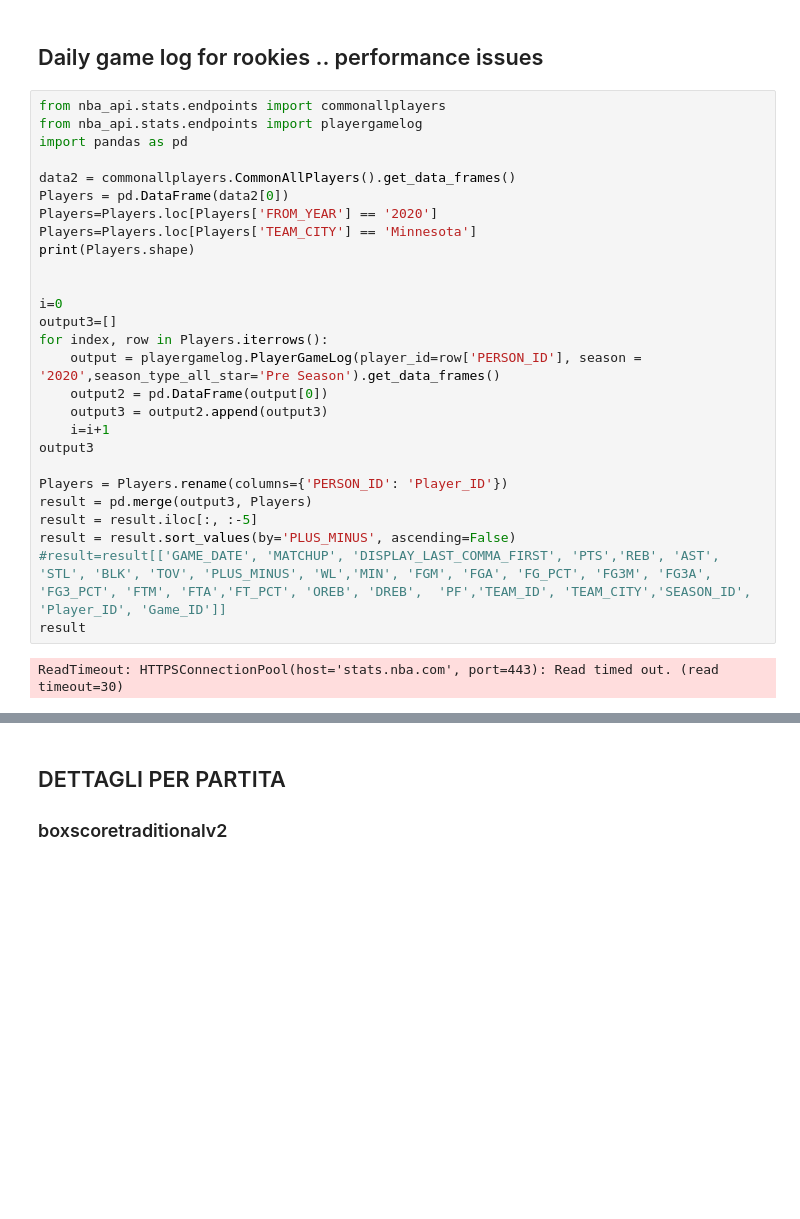
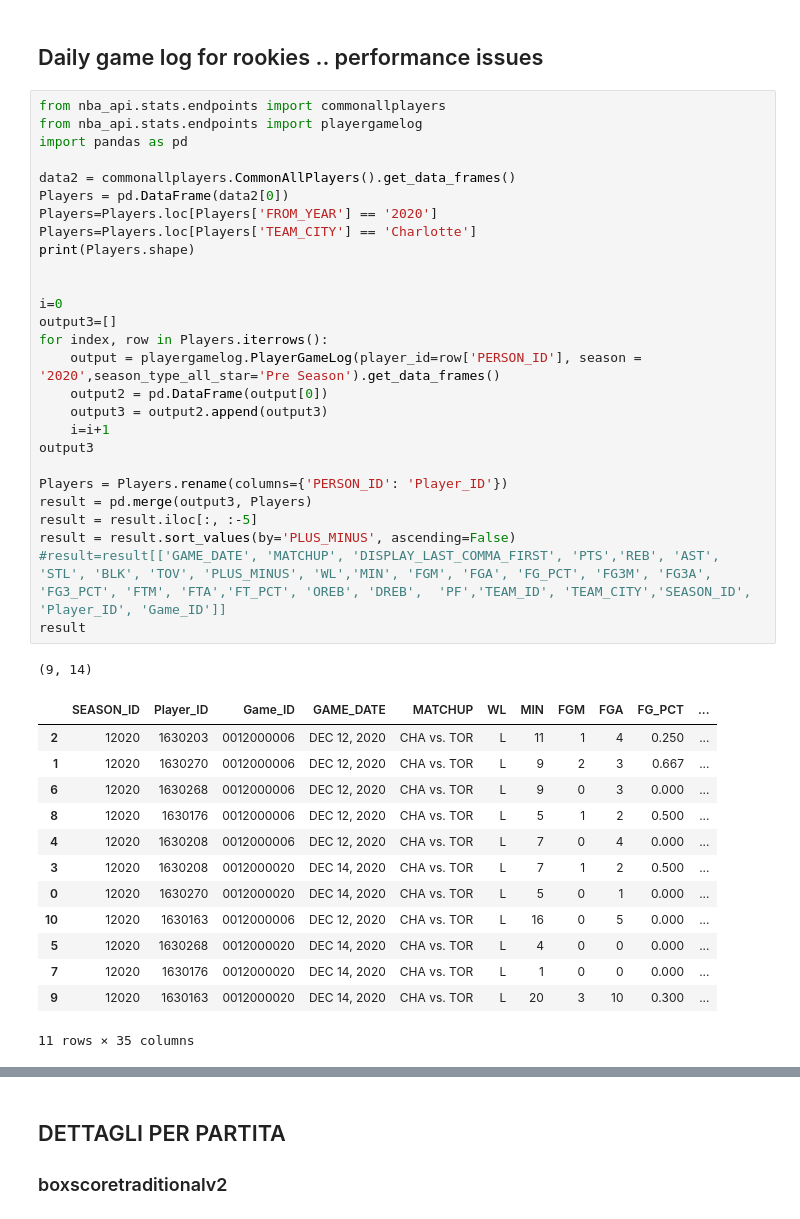
Before and after one commit to fabertel/FB_Python, a Jupyter notebook: NBA2020analytics.ipynb, the cells around one changed output, grey strips where cells are left out. Saved outputs shown, nothing was run; the diff lists cells and outputs as text; blank space fills up the shorter version.

```diff
--- a/NBA2020analytics.ipynb
+++ b/NBA2020analytics.ipynb
@@ -277,32 +311,45 @@ Index(['SEASON_ID', 'Player_ID', 'Game_ID', 'GAME_DATE', 'MATCHUP', 'WL',
 # %%
 from nba_api.stats.endpoints import commonallplayers
 from nba_api.stats.endpoints import playergamelog
 import pandas as pd
 
 data2 = commonallplayers.CommonAllPlayers().get_data_frames()
 Players = pd.DataFrame(data2[0])
 Players=Players.loc[Players['FROM_YEAR'] == '2020']
-Players=Players.loc[Players['TEAM_CITY'] == 'Minnesota']
+Players=Players.loc[Players['TEAM_CITY'] == 'Charlotte']
 print(Players.shape)
 
 
 i=0
 output3=[]
 for index, row in Players.iterrows():
     output = playergamelog.PlayerGameLog(player_id=row['PERSON_ID'], season = '2020',season_type_all_star='Pre Season').get_data_frames()
     output2 = pd.DataFrame(output[0])
     output3 = output2.append(output3)
     i=i+1
 output3
 
 Players = Players.rename(columns={'PERSON_ID': 'Player_ID'})
 result = pd.merge(output3, Players)
 result = result.iloc[:, :-5]
 result = result.sort_values(by='PLUS_MINUS', ascending=False)
 #result=result[['GAME_DATE', 'MATCHUP', 'DISPLAY_LAST_COMMA_FIRST', 'PTS','REB', 'AST', 'STL', 'BLK', 'TOV', 'PLUS_MINUS', 'WL','MIN', 'FGM', 'FGA', 'FG_PCT', 'FG3M', 'FG3A', 'FG3_PCT', 'FTM', 'FTA','FT_PCT', 'OREB', 'DREB',  'PF','TEAM_ID', 'TEAM_CITY','SEASON_ID', 'Player_ID', 'Game_ID']]
 result
 # %% [output]
-ReadTimeout: HTTPSConnectionPool(host='stats.nba.com', port=443): Read timed out. (read timeout=30)
+(9, 14)
+|  | SEASON_ID | Player_ID | Game_ID | GAME_DATE | MATCHUP | WL | MIN | FGM | FGA | FG_PCT | ... |
+| 2 | 12020 | 1630203 | 0012000006 | DEC 12, 2020 | CHA vs. TOR | L | 11 | 1 | 4 | 0.250 | ... |
+| 1 | 12020 | 1630270 | 0012000006 | DEC 12, 2020 | CHA vs. TOR | L | 9 | 2 | 3 | 0.667 | ... |
+| 6 | 12020 | 1630268 | 0012000006 | DEC 12, 2020 | CHA vs. TOR | L | 9 | 0 | 3 | 0.000 | ... |
+| 8 | 12020 | 1630176 | 0012000006 | DEC 12, 2020 | CHA vs. TOR | L | 5 | 1 | 2 | 0.500 | ... |
+| 4 | 12020 | 1630208 | 0012000006 | DEC 12, 2020 | CHA vs. TOR | L | 7 | 0 | 4 | 0.000 | ... |
+| 3 | 12020 | 1630208 | 0012000020 | DEC 14, 2020 | CHA vs. TOR | L | 7 | 1 | 2 | 0.500 | ... |
+| 0 | 12020 | 1630270 | 0012000020 | DEC 14, 2020 | CHA vs. TOR | L | 5 | 0 | 1 | 0.000 | ... |
+| 10 | 12020 | 1630163 | 0012000006 | DEC 12, 2020 | CHA vs. TOR | L | 16 | 0 | 5 | 0.000 | ... |
+| 5 | 12020 | 1630268 | 0012000020 | DEC 14, 2020 | CHA vs. TOR | L | 4 | 0 | 0 | 0.000 | ... |
+| 7 | 12020 | 1630176 | 0012000020 | DEC 14, 2020 | CHA vs. TOR | L | 1 | 0 | 0 | 0.000 | ... |
+| 9 | 12020 | 1630163 | 0012000020 | DEC 14, 2020 | CHA vs. TOR | L | 20 | 3 | 10 | 0.300 | ... |
+11 rows × 35 columns
 # %%
 from nba_api.stats.endpoints import playergamelog
 import pandas as pd
```
Also changed, not shown: parts of 47 cells of this notebook.
